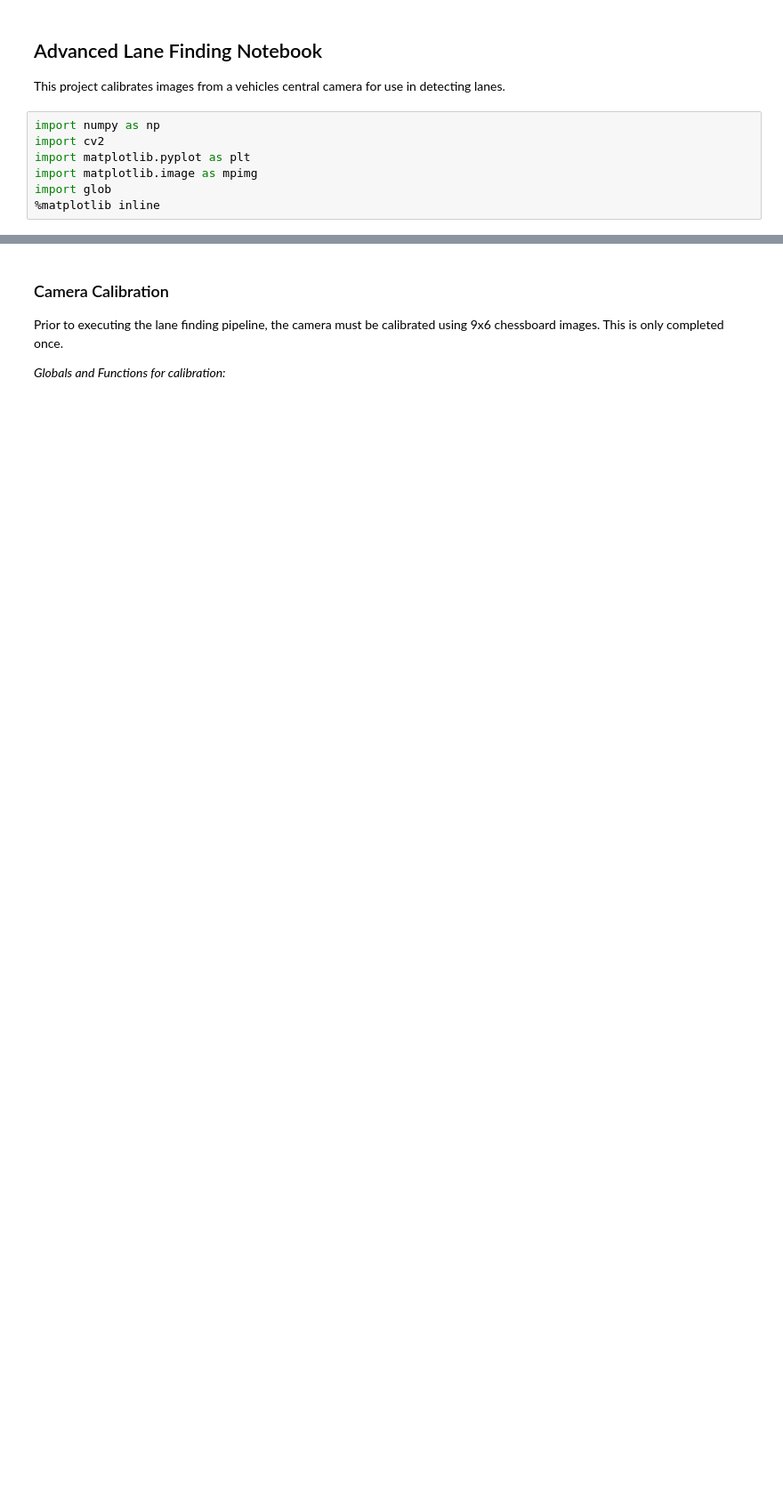
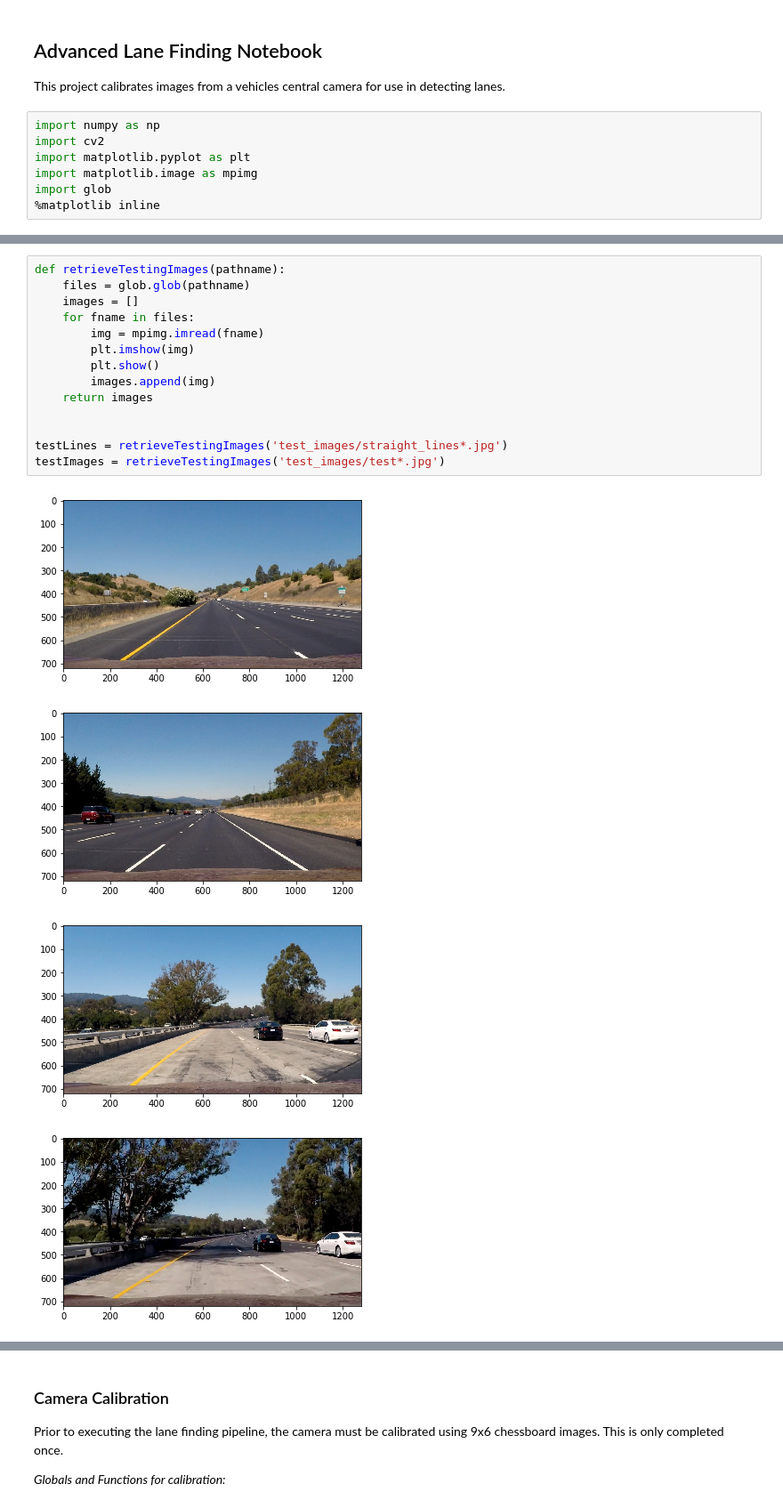
Before and after one commit to Merberg/CarND-Advanced-Lane-Lines, a Jupyter notebook: AdvancedLaneFinding.ipynb, the cells around one changed output, grey strips where cells are left out. Shown at 89% size. Drawn from its saved outputs; the diff is of its cells as text; blank space fills up the shorter version.

```diff
--- a/AdvancedLaneFinding.ipynb
+++ b/AdvancedLaneFinding.ipynb
@@ -10,0 +14,19 @@ import glob
+# %%
+def retrieveTestingImages(pathname):
+    files = glob.glob(pathname)
+    images = []
+    for fname in files:
+        img = mpimg.imread(fname)
+        plt.imshow(img)
+        plt.show()
+        images.append(img)
+    return images
+
+
+testLines = retrieveTestingImages('test_images/straight_lines*.jpg')
+testImages = retrieveTestingImages('test_images/test*.jpg')
+# %% [output]
+[figure, added]
+[figure, added]
+[figure, added]
+[figure, added]
```
Also changed, not shown: parts of 13 cells of this notebook.
